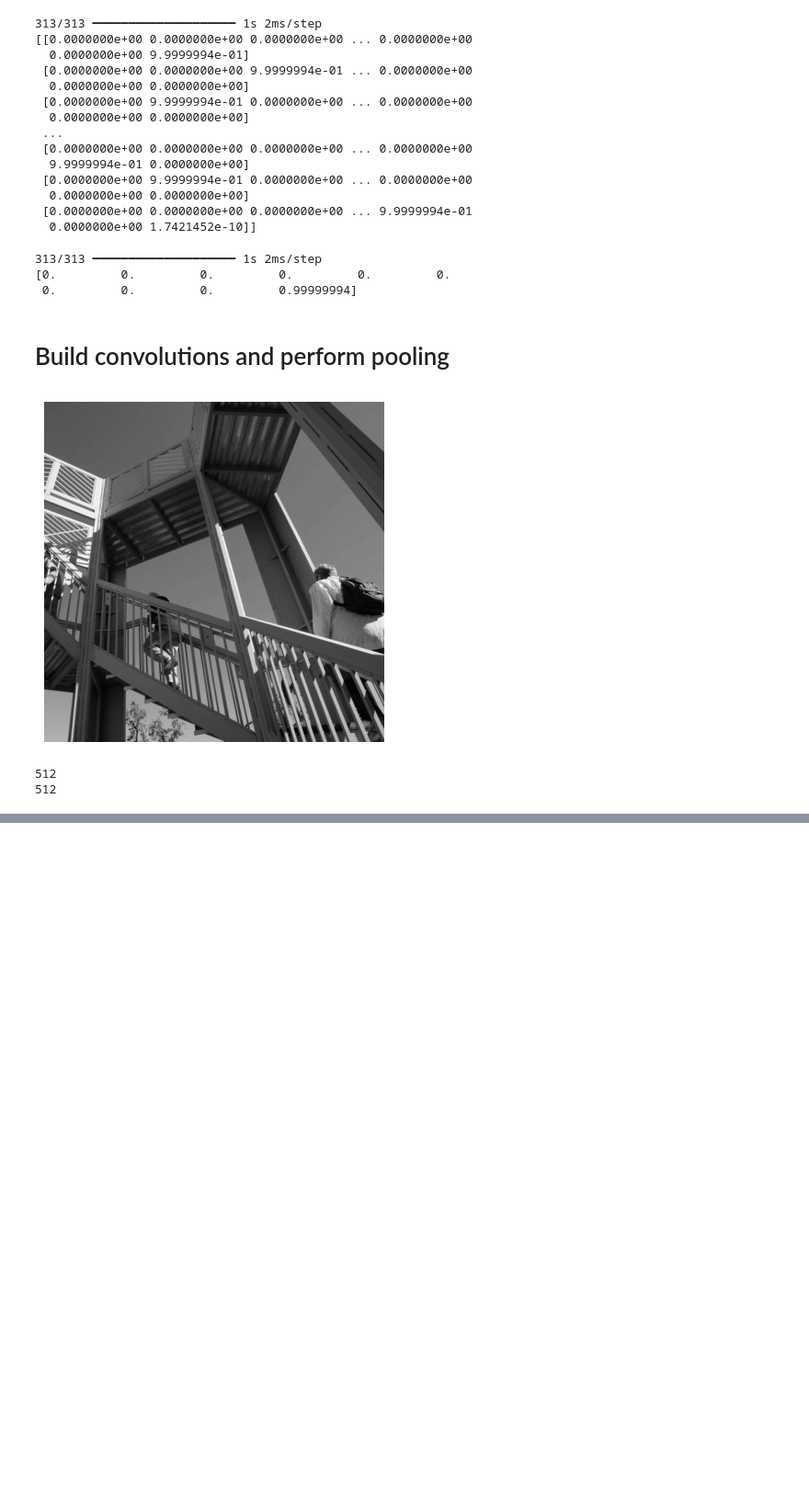
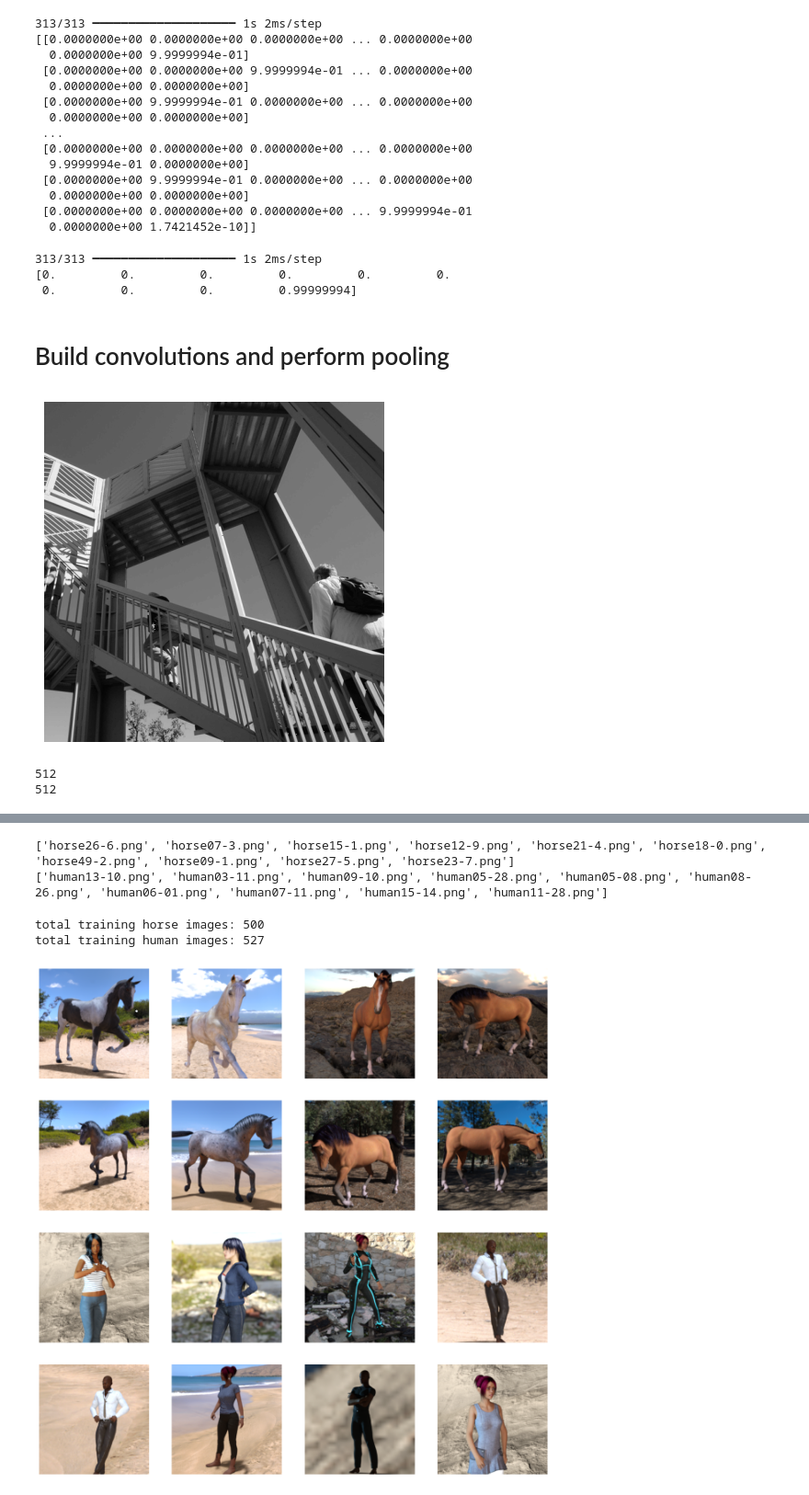
Before and after one commit to DEEPAK-RAMGIRI/AIML-LAB, a Jupyter notebook: EDU_SKILLS.ipynb, the cells around one changed output, grey strips where cells are left out. Shown at 92% size. Cells and saved outputs as stored; diff of their text form; code cells hidden in the pictures; blank space fills up the shorter version.

```diff
--- a/EDU_SKILLS.ipynb
+++ b/EDU_SKILLS.ipynb
@@ -173,0 +186,54 @@ print(size_y)
+# %%
+# Directory with our training horse pictures
+train_horse_dir = os.path.join('/content/horse-or-human/horses')
+
+# Directory with our training human pictures
+train_human_dir = os.path.join('/content/horse-or-human/humans')
+# %%
+train_horse_names = os.listdir(train_horse_dir)
+print(train_horse_names[:10])
+train_human_names = os.listdir(train_human_dir)
+print(train_human_names[:10])
+# %% [output]
+['horse26-6.png', 'horse07-3.png', 'horse15-1.png', 'horse12-9.png', 'horse21-4.png', 'horse18-0.png', 'horse49-2.png', 'horse09-1.png', 'horse27-5.png', 'horse23-7.png']
+['human13-10.png', 'human03-11.png', 'human09-10.png', 'human05-28.png', 'human05-08.png', 'human08-26.png', 'human06-01.png', 'human07-11.png', 'human15-14.png', 'human11-28.png']
+# %%
+print('total training horse images:', len(os.listdir(train_horse_dir)))
+print('total training human images:', len(os.listdir(train_human_dir)))
+# %% [output]
+total training horse images: 500
+total training human images: 527
+# %%
+%matplotlib inline
+
+import matplotlib.pyplot as plt
+import matplotlib.image as mpimg
+
+# Parameters for our graph; we'll output images in a 4x4 configuration
+nrows = 4
+ncols = 4
+
+# Index for iterating over images
+pic_index = 0
+# %%
+# Set up matplotlib fig, and size it to fit 4x4 pics
+fig = plt.gcf()
+fig.set_size_inches(ncols * 4, nrows * 4)
+
+pic_index += 8
+next_horse_pix = [os.path.join(train_horse_dir, fname)
+                for fname in train_horse_names[pic_index-8:pic_index]]
+next_human_pix = [os.path.join(train_human_dir, fname)
+                for fname in train_human_names[pic_index-8:pic_index]]
+
+for i, img_path in enumerate(next_horse_pix+next_human_pix):
+  # Set up subplot; subplot indices start at 1
+  sp = plt.subplot(nrows, ncols, i + 1)
+  sp.axis('Off') # Don't show axes (or gridlines)
+
+  img = mpimg.imread(img_path)
+  plt.imshow(img)
+
+plt.show()
+# %% [output]
+[figure, added]
```
Also changed, not shown: parts of 9 cells of this notebook.
